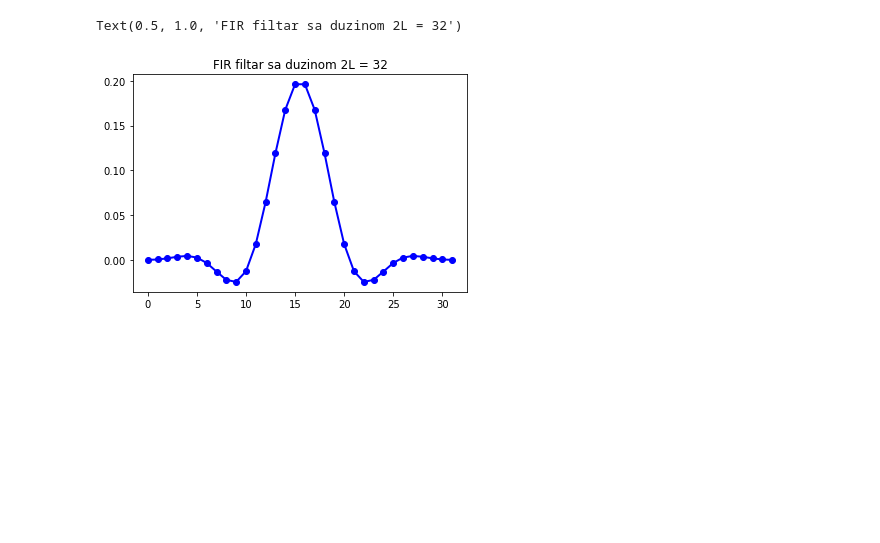
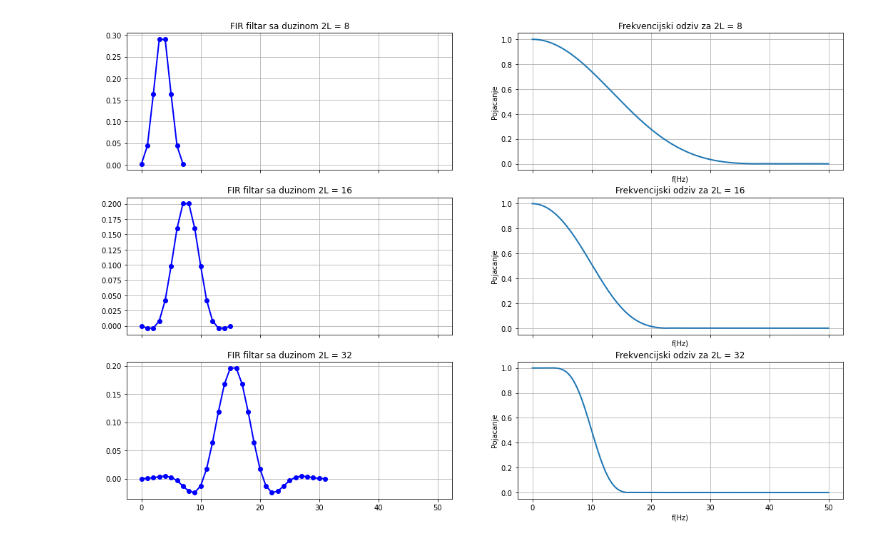
Before and after one commit to pfe-rs/dos-radionica, a Jupyter notebook: notebooks/Duzina filtra.ipynb, the cells around one changed output. Saved outputs shown, nothing was run; the diff lists cells and outputs as text; code cells hidden in the pictures; blank space fills up the shorter version.

```diff
--- a/notebooks/Duzina filtra.ipynb
+++ b/notebooks/Duzina filtra.ipynb
@@ -5,19 +5,32 @@ from scipy import signal
 # %%
 n = 400
 fs = 100
 t = np.linspace(0, n/fs, n)
 
 # zeljene performanse
-width =  #[54 / (fs/2), 25 / (fs/2), 25 / (fs/2), 12 / (fs / 2)]
-ripple_db = 60
+width =  [54 / (fs/2), 25 / (fs/2), 12 / (fs / 2)]
+fig, ax = plt.subplots(3, 2, sharex=True)
+fig.set_size_inches(18, 12)
 
-N, beta = signal.kaiserord(ripple_db, width)
+for i in range(3):
+    ripple_db = 60
 
-cutoff_hz = 10.0
-taps = signal.firwin(N, cutoff_hz/(fs / 2), window=('kaiser', beta))
+    N, beta = signal.kaiserord(ripple_db, width[i])
 
-plt.plot(taps, 'bo-', linewidth=2)
-plt.title(f'FIR filtar sa duzinom 2L = {N}')
+    cutoff_hz = 10.0
+    taps = signal.firwin(N, cutoff_hz/(fs / 2), window=('kaiser', beta))
+
+    ax[i,0].plot(taps, 'bo-', linewidth=2)
+    ax[i,0].set_title(f'FIR filtar sa duzinom 2L = {N}')
+    ax[i,0].grid(True)
+
+
+    w, h = signal.freqz(taps, worN=8000)
+    ax[i,1].plot((w/np.pi)*fs/2, np.absolute(h), linewidth=2)
+    ax[i,1].set_xlabel('f[Hz]')
+    ax[i,1].set_ylabel('Pojacanje')
+    ax[i,1].set_title(f'Frekvencijski odziv za 2L = {N}')
+    ax[i,1].set_ylim(-0.05, 1.05)
+    ax[i,1].grid(True)
 # %% [output]
-Text(0.5, 1.0, 'FIR filtar sa duzinom 2L = 32')
-[figure, old version]
+[figure, new version]
```
